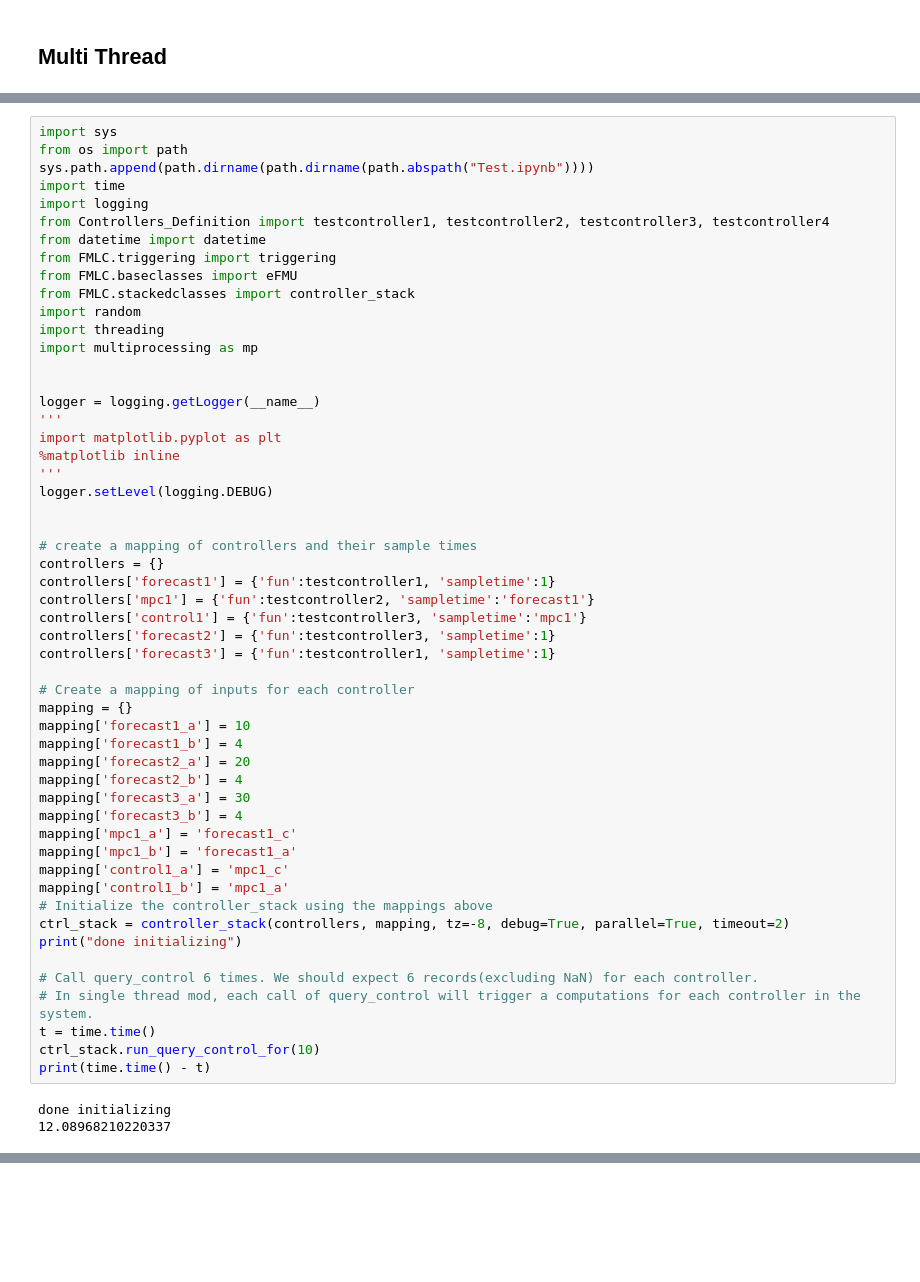
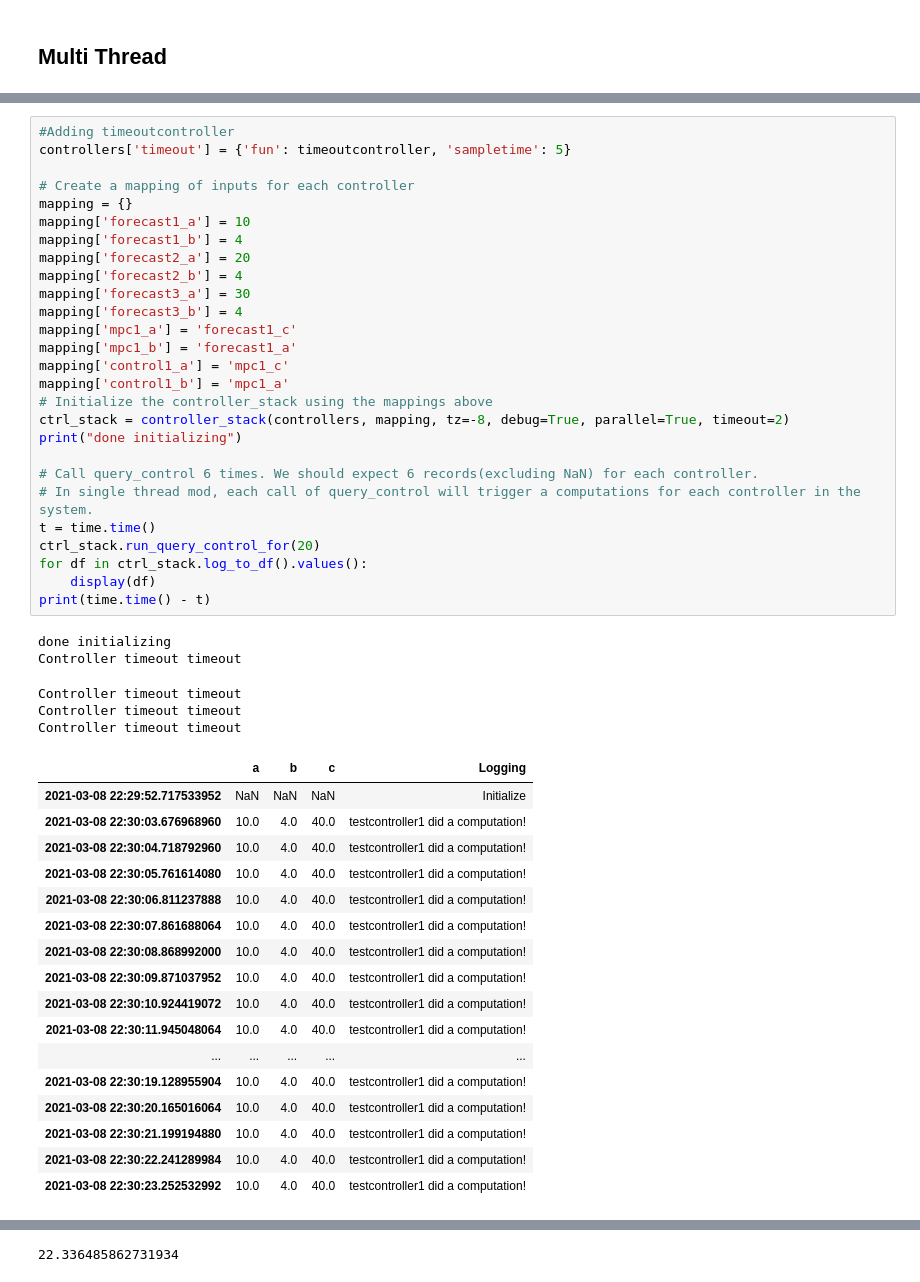
Before and after one commit to LBNL-ETA/FMLC, a Jupyter notebook: Examples/Test.ipynb, the cells around one changed output, grey strips where cells are left out. Drawn from its saved outputs; the diff is of its cells as text; blank space fills up the shorter version.

```diff
--- a/Examples/Test.ipynb
+++ b/Examples/Test.ipynb
@@ -278,56 +283,50 @@ Controller timeout control1
 # %%
-import sys
-from os import path
-sys.path.append(path.dirname(path.dirname(path.abspath("Test.ipynb"))))
-import time
-import logging
-from Controllers_Definition import testcontroller1, testcontroller2, testcontroller3, testcontroller4
-from datetime import datetime
-from FMLC.triggering import triggering
-from FMLC.baseclasses import eFMU
-from FMLC.stackedclasses import controller_stack
-import random
-import threading
-import multiprocessing as mp
-
-
-logger = logging.getLogger(__name__)
-'''
-import matplotlib.pyplot as plt
-%matplotlib inline
-'''
-logger.setLevel(logging.DEBUG)
-
-
-# create a mapping of controllers and their sample times
-controllers = {}
-controllers['forecast1'] = {'fun':testcontroller1, 'sampletime':1}
-controllers['mpc1'] = {'fun':testcontroller2, 'sampletime':'forecast1'}
-controllers['control1'] = {'fun':testcontroller3, 'sampletime':'mpc1'}
-controllers['forecast2'] = {'fun':testcontroller3, 'sampletime':1}
-controllers['forecast3'] = {'fun':testcontroller1, 'sampletime':1}
+#Adding timeoutcontroller
+controllers['timeout'] = {'fun': timeoutcontroller, 'sampletime': 5}
 
 # Create a mapping of inputs for each controller
 mapping = {}
 mapping['forecast1_a'] = 10
 mapping['forecast1_b'] = 4
 mapping['forecast2_a'] = 20
 mapping['forecast2_b'] = 4
 mapping['forecast3_a'] = 30
 mapping['forecast3_b'] = 4
 mapping['mpc1_a'] = 'forecast1_c'
 mapping['mpc1_b'] = 'forecast1_a'
 mapping['control1_a'] = 'mpc1_c'
 mapping['control1_b'] = 'mpc1_a'
 # Initialize the controller_stack using the mappings above
 ctrl_stack = controller_stack(controllers, mapping, tz=-8, debug=True, parallel=True, timeout=2)
 print("done initializing")
 
 # Call query_control 6 times. We should expect 6 records(excluding NaN) for each controller.
 # In single thread mod, each call of query_control will trigger a computations for each controller in the system.
 t = time.time()
-ctrl_stack.run_query_control_for(10)
+ctrl_stack.run_query_control_for(20)
+for df in ctrl_stack.log_to_df().values():
+    display(df)
 print(time.time() - t)
 # %% [output]
 done initializing
-12.08968210220337
+Controller timeout timeout
+Controller timeout timeout
+Controller timeout timeout
+Controller timeout timeout
+|  | a | b | c | Logging |
+| 2021-03-08 22:29:52.717533952 | NaN | NaN | NaN | Initialize |
+| 2021-03-08 22:30:03.676968960 | 10.0 | 4.0 | 40.0 | testcontroller1 did a computation! |
+| 2021-03-08 22:30:04.718792960 | 10.0 | 4.0 | 40.0 | testcontroller1 did a computation! |
+| 2021-03-08 22:30:05.761614080 | 10.0 | 4.0 | 40.0 | testcontroller1 did a computation! |
+| 2021-03-08 22:30:06.811237888 | 10.0 | 4.0 | 40.0 | testcontroller1 did a computation! |
+| 2021-03-08 22:30:07.861688064 | 10.0 | 4.0 | 40.0 | testcontroller1 did a computation! |
+| 2021-03-08 22:30:08.868992000 | 10.0 | 4.0 | 40.0 | testcontroller1 did a computation! |
+| 2021-03-08 22:30:09.871037952 | 10.0 | 4.0 | 40.0 | testcontroller1 did a computation! |
+| 2021-03-08 22:30:10.924419072 | 10.0 | 4.0 | 40.0 | testcontroller1 did a computation! |
+| 2021-03-08 22:30:11.945048064 | 10.0 | 4.0 | 40.0 | testcontroller1 did a computation! |
+| ... | ... | ... | ... | ... |
+| 2021-03-08 22:30:19.128955904 | 10.0 | 4.0 | 40.0 | testcontroller1 did a computation! |
+| 2021-03-08 22:30:20.165016064 | 10.0 | 4.0 | 40.0 | testcontroller1 did a computation! |
+| 2021-03-08 22:30:21.199194880 | 10.0 | 4.0 | 40.0 | testcontroller1 did a computation! |
+| 2021-03-08 22:30:22.241289984 | 10.0 | 4.0 | 40.0 | testcontroller1 did a computation! |
+| 2021-03-08 22:30:23.252532992 | 10.0 | 4.0 | 40.0 | testcontroller1 did a computation! |
@@ -333,0 +405 @@ done initializing
+22.336485862731934
```
Also changed, not shown: parts of 8 cells of this notebook, 3 other files.
